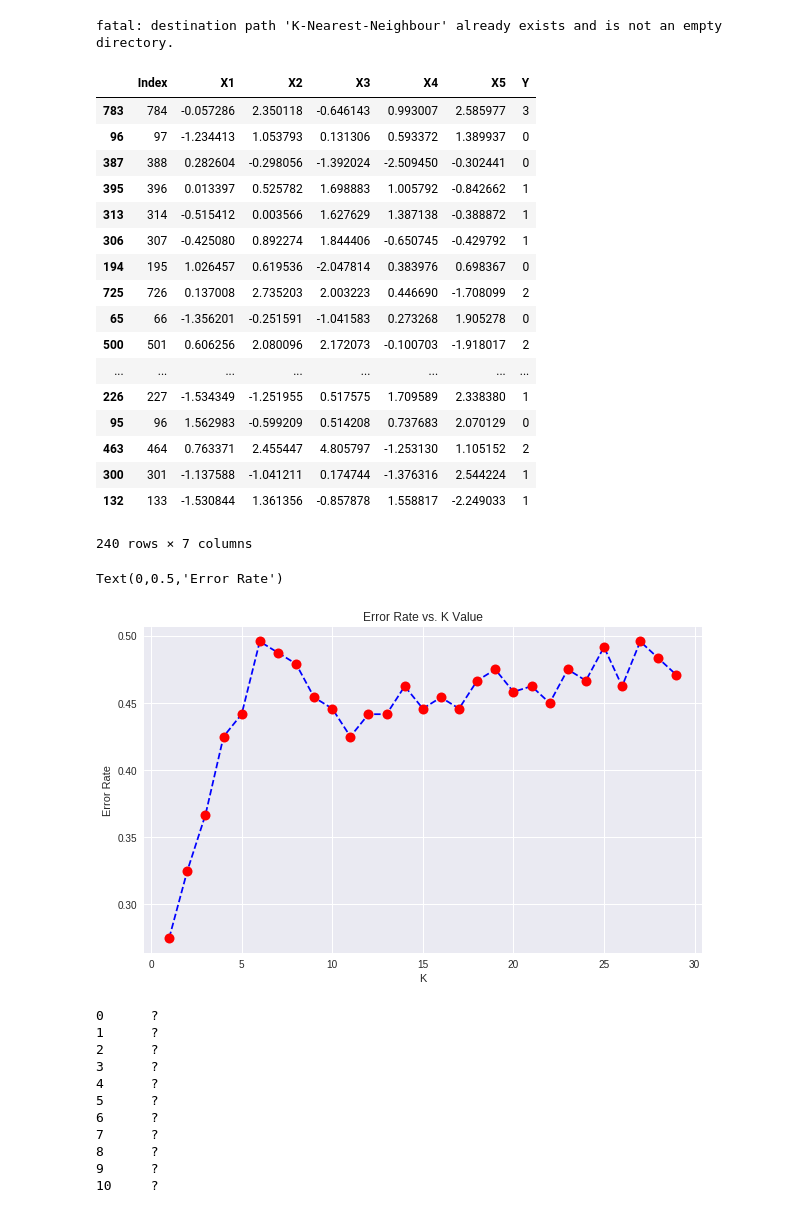
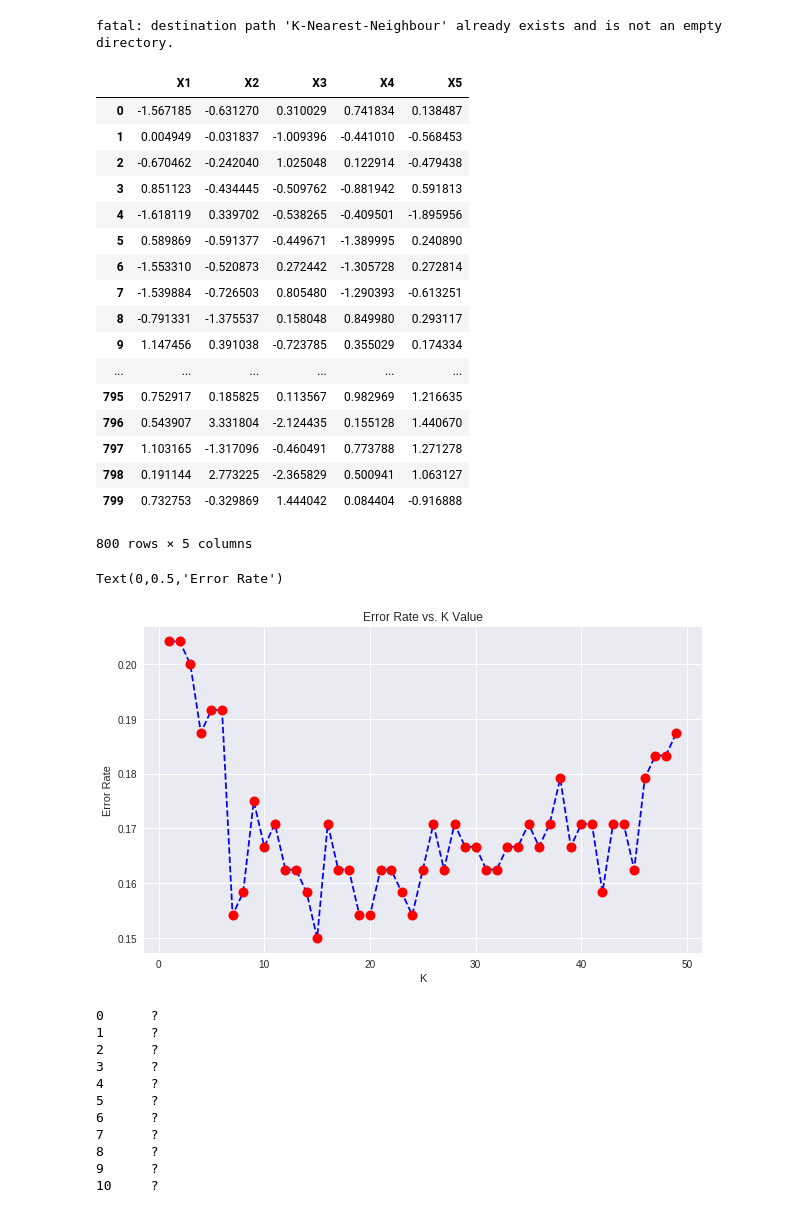
Before and after one commit to rizkiar00/K-Nearest-Neighbour, a Jupyter notebook: KNN.ipynb, the cells around one changed output. Cells and saved outputs as stored; diff of their text form; code cells hidden in the pictures.

```diff
--- a/KNN.ipynb
+++ b/KNN.ipynb
@@ -12,52 +13,65 @@ from sklearn.metrics import classification_report,confusion_matrix
 # %% [output]
 fatal: destination path 'K-Nearest-Neighbour' already exists and is not an empty directory.
 # %%
-datatraining = pd.read_csv('K-Nearest-Neighbour/DataTrain_Tugas3_AI.csv',skipinitialspace=True) #Masukkan Data dan Buat Data Training
-datasample = datatraining.sample(n=240)
-datasample
+data = pd.read_csv('K-Nearest-Neighbour/DataTrain_Tugas3_AI.csv',skipinitialspace=True,usecols = [1,2,3,4,5,6]) #Masukkan Data dan Buat Data Training
+scaler = StandardScaler() #Buat Standarisasi Data(Gak Wajib)
+scaler.fit(data.drop('Y',axis=1))
+scaled_features = scaler.transform(data.drop('Y',axis=1))
+df_feat = pd.DataFrame(scaled_features,columns=data.columns[:-1]) #Standarisasi Data
+df_feat
+#datasample = datatraining.sample(n=200)
+#datasample
 # %% [output]
-|  | Index | X1 | X2 | X3 | X4 | X5 | Y |
-| 783 | 784 | -0.057286 | 2.350118 | -0.646143 | 0.993007 | 2.585977 | 3 |
-| 96 | 97 | -1.234413 | 1.053793 | 0.131306 | 0.593372 | 1.389937 | 0 |
-| 387 | 388 | 0.282604 | -0.298056 | -1.392024 | -2.509450 | -0.302441 | 0 |
-| 395 | 396 | 0.013397 | 0.525782 | 1.698883 | 1.005792 | -0.842662 | 1 |
-| 313 | 314 | -0.515412 | 0.003566 | 1.627629 | 1.387138 | -0.388872 | 1 |
-| 306 | 307 | -0.425080 | 0.892274 | 1.844406 | -0.650745 | -0.429792 | 1 |
-| 194 | 195 | 1.026457 | 0.619536 | -2.047814 | 0.383976 | 0.698367 | 0 |
-| 725 | 726 | 0.137008 | 2.735203 | 2.003223 | 0.446690 | -1.708099 | 2 |
-| 65 | 66 | -1.356201 | -0.251591 | -1.041583 | 0.273268 | 1.905278 | 0 |
-| 500 | 501 | 0.606256 | 2.080096 | 2.172073 | -0.100703 | -1.918017 | 2 |
-| ... | ... | ... | ... | ... | ... | ... | ... |
-| 226 | 227 | -1.534349 | -1.251955 | 0.517575 | 1.709589 | 2.338380 | 1 |
-| 95 | 96 | 1.562983 | -0.599209 | 0.514208 | 0.737683 | 2.070129 | 0 |
-| 463 | 464 | 0.763371 | 2.455447 | 4.805797 | -1.253130 | 1.105152 | 2 |
-| 300 | 301 | -1.137588 | -1.041211 | 0.174744 | -1.376316 | 2.544224 | 1 |
-| 132 | 133 | -1.530844 | 1.361356 | -0.857878 | 1.558817 | -2.249033 | 1 |
+|  | X1 | X2 | X3 | X4 | X5 |
+| 0 | -1.567185 | -0.631270 | 0.310029 | 0.741834 | 0.138487 |
+| 1 | 0.004949 | -0.031837 | -1.009396 | -0.441010 | -0.568453 |
+| 2 | -0.670462 | -0.242040 | 1.025048 | 0.122914 | -0.479438 |
+| 3 | 0.851123 | -0.434445 | -0.509762 | -0.881942 | 0.591813 |
+| 4 | -1.618119 | 0.339702 | -0.538265 | -0.409501 | -1.895956 |
+| 5 | 0.589869 | -0.591377 | -0.449671 | -1.389995 | 0.240890 |
+| 6 | -1.553310 | -0.520873 | 0.272442 | -1.305728 | 0.272814 |
+| 7 | -1.539884 | -0.726503 | 0.805480 | -1.290393 | -0.613251 |
+| 8 | -0.791331 | -1.375537 | 0.158048 | 0.849980 | 0.293117 |
+| 9 | 1.147456 | 0.391038 | -0.723785 | 0.355029 | 0.174334 |
+| ... | ... | ... | ... | ... | ... |
+| 795 | 0.752917 | 0.185825 | 0.113567 | 0.982969 | 1.216635 |
+| 796 | 0.543907 | 3.331804 | -2.124435 | 0.155128 | 1.440670 |
+| 797 | 1.103165 | -1.317096 | -0.460491 | 0.773788 | 1.271278 |
+| 798 | 0.191144 | 2.773225 | -2.365829 | 0.500941 | 1.063127 |
+| 799 | 0.732753 | -0.329869 | 1.444042 | 0.084404 | -0.916888 |
-240 rows × 7 columns
+800 rows × 5 columns
 # %%
-datasisa = datatraining.drop(datasample.index) #Buat data yang ada datatest tapi tidak ada datatraining
-datasisahasil = datasisa.pop('Y') #Pisahin inputan sama outpu
-datasamplehasil = datasample.pop('Y')
+#datasisa = datatraining.drop(datasample.index) #Buat data yang ada datatraining tapi tidak ada di datasample
+#datasisahasil = datasisa.pop('Y') #Pisahin inputan sama output
+#datasamplehasil = datasample.pop('Y')
+
+X_train, X_test, y_train, y_test = train_test_split(scaled_features,data['Y'],
+                                                    test_size=0.30)
 # %%
 def jarak(x,y): #Fungsi Jarak
   return math.sqrt((x[1]-y[1])**2+(x[2]-y[2])**2+(x[3]-y[3])**2+(x[3]-y[3])**2+(x[4]-y[4])**2(x[4]-y[4])**2)
+# %%
+error_rate = []
+#arrdatasamplehasil = datasamplehasil.as_matrix(columns=None)
+for i in range(1,50):
+  #knn = KNeighborsClassifier(n_neighbors=i)
+  #knn.fit(datasisa,datasisahasil) #kelas dasar input aja,kelas dasar output aja
+  #pred = knn.predict(datasample) #kelas yang diprediksi
+  #error_rate.append(np.mean(pred != arrdatasamplehasil))
+  knn = KNeighborsClassifier(n_neighbors=i,weights = 'distance')#Jumlah tetangga,semakin deket semakin pengaruh
+  knn.fit(X_train,y_train)
+  pred_i = knn.predict(X_test)
+  error_rate.append(np.mean(pred_i != y_test))
 # %%
-error_rate = []
-for i in range(1,30):
-  knn = KNeighborsClassifier(n_neighbors=i)
-  knn.fit(datasisa,datasisahasil) #kelas dasar input aja,kelas dasar output aja
-  pred = knn.predict(datasample) #kelas yang diprediksi
-  error_rate.append(np.mean(pred != datasamplehasil))
-
 plt.figure(figsize=(10,6))
-plt.plot(range(1,30),error_rate,color='blue', linestyle='dashed', marker='o',
+plt.plot(range(1,50),error_rate,color='blue', linestyle='dashed', marker='o',
          markerfacecolor='red', markersize=10)
 plt.title('Error Rate vs. K Value')
 plt.xlabel('K')
 plt.ylabel('Error Rate')
 # %% [output]
 Text(0,0.5,'Error Rate')
-[figure, old version]
+[figure, new version]
 # %%
 datatest = pd.read_csv('K-Nearest-Neighbour/DataTest_Tugas3_AI.csv',skipinitialspace=True)
 datatesthasil = datatest.pop('Y')
```
Also changed, not shown: parts of 1 cell of this notebook.
